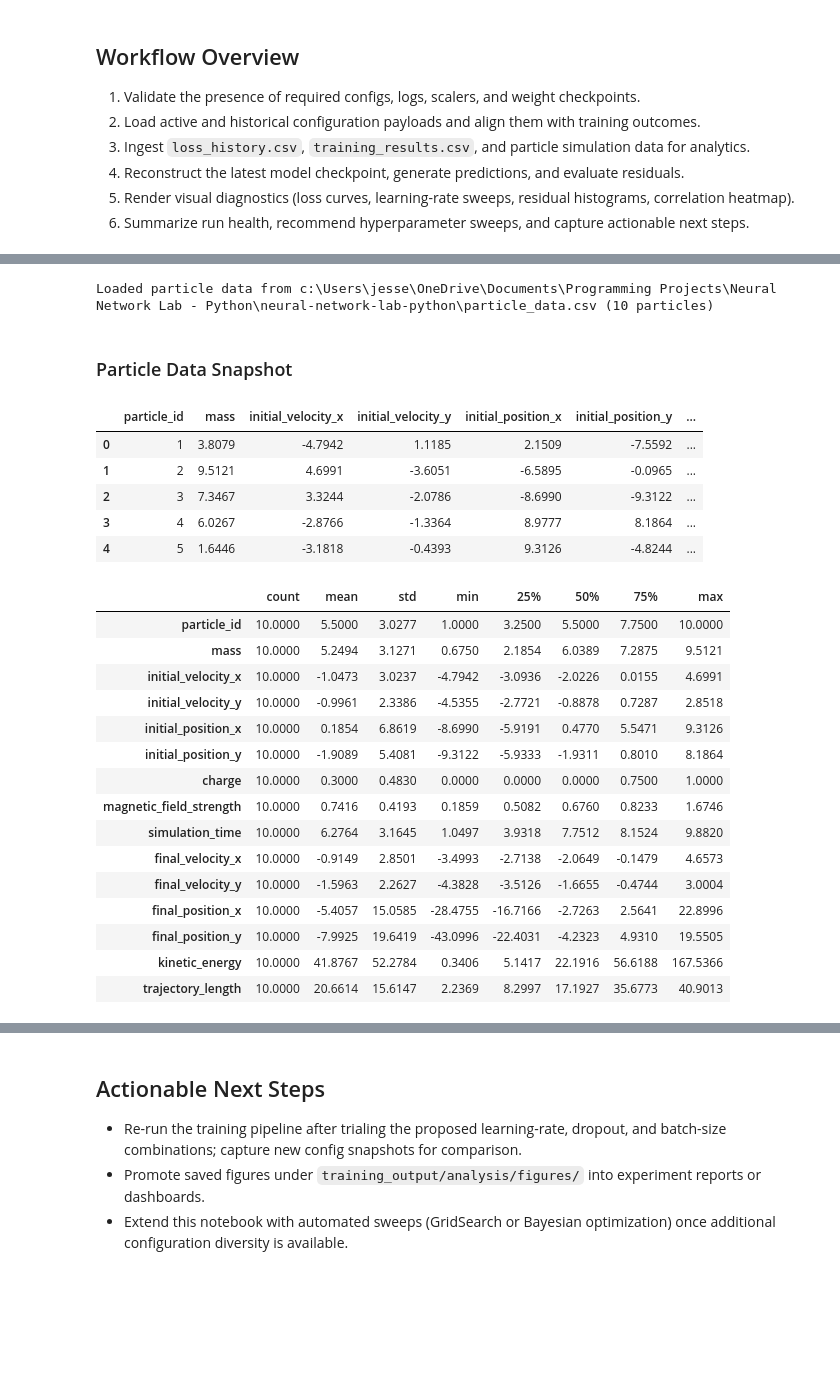
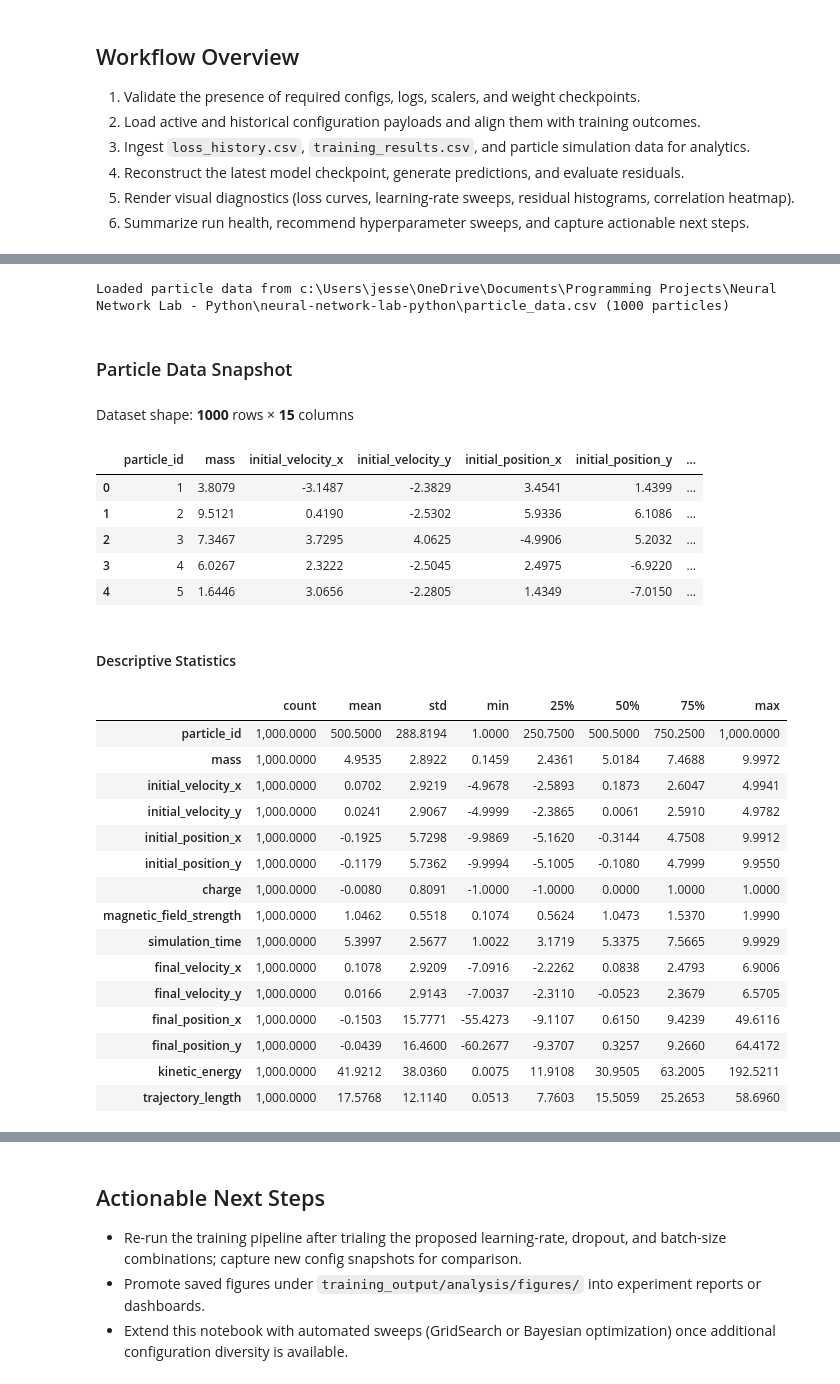
Before and after one commit to jesse318s/neural-network-lab-python, a Jupyter notebook: experiment_analysis_framework.ipynb, the cells around one changed output, grey strips where cells are left out. Cells and saved outputs as stored; diff of their text form; code cells hidden in the pictures; blank space fills up the shorter version.

```diff
--- a/experiment_analysis_framework.ipynb
+++ b/experiment_analysis_framework.ipynb
@@ -543,38 +777,51 @@ display(performance_snapshot)
 # %%
 particle_df = load_particle_data(paths)
 
 scaler_X, scaler_y = load_scalers(paths)
 
 display(Markdown("### Particle Data Snapshot"))
 
+display(Markdown(f"Dataset shape: **{particle_df.shape[0]}** rows × **{particle_df.shape[1]}** columns"))
+
 display(particle_df.head())
 
+display(Markdown("#### Descriptive Statistics"))
+
 display(particle_df.describe(include="all").transpose())
+
+missing_counts = particle_df.isna().sum()
+
+if missing_counts.any():
+    display(Markdown("#### Missing Value Audit"))
+
+    display(missing_counts[missing_counts > 0])
 # %% [output]
-Loaded particle data from c:\Users\jesse\OneDrive\Documents\Programming Projects\Neural Network Lab - Python\neural-network-lab-python\particle_data.csv (10 particles)
+Loaded particle data from c:\Users\jesse\OneDrive\Documents\Programming Projects\Neural Network Lab - Python\neural-network-lab-python\particle_data.csv (1000 particles)
 ### Particle Data Snapshot
+Dataset shape: **1000** rows × **15** columns
 |  | particle_id | mass | initial_velocity_x | initial_velocity_y | initial_position_x | initial_position_y | ... |
-| 0 | 1 | 3.8079 | -4.7942 | 1.1185 | 2.1509 | -7.5592 | ... |
-| 1 | 2 | 9.5121 | 4.6991 | -3.6051 | -6.5895 | -0.0965 | ... |
-| 2 | 3 | 7.3467 | 3.3244 | -2.0786 | -8.6990 | -9.3122 | ... |
-| 3 | 4 | 6.0267 | -2.8766 | -1.3364 | 8.9777 | 8.1864 | ... |
-| 4 | 5 | 1.6446 | -3.1818 | -0.4393 | 9.3126 | -4.8244 | ... |
+| 0 | 1 | 3.8079 | -3.1487 | -2.3829 | 3.4541 | 1.4399 | ... |
+| 1 | 2 | 9.5121 | 0.4190 | -2.5302 | 5.9336 | 6.1086 | ... |
+| 2 | 3 | 7.3467 | 3.7295 | 4.0625 | -4.9906 | 5.2032 | ... |
+| 3 | 4 | 6.0267 | 2.3222 | -2.5045 | 2.4975 | -6.9220 | ... |
+| 4 | 5 | 1.6446 | 3.0656 | -2.2805 | 1.4349 | -7.0150 | ... |
+#### Descriptive Statistics
 |  | count | mean | std | min | 25% | 50% | 75% | max |
-| particle_id | 10.0000 | 5.5000 | 3.0277 | 1.0000 | 3.2500 | 5.5000 | 7.7500 | 10.0000 |
-| mass | 10.0000 | 5.2494 | 3.1271 | 0.6750 | 2.1854 | 6.0389 | 7.2875 | 9.5121 |
-| initial_velocity_x | 10.0000 | -1.0473 | 3.0237 | -4.7942 | -3.0936 | -2.0226 | 0.0155 | 4.6991 |
-| initial_velocity_y | 10.0000 | -0.9961 | 2.3386 | -4.5355 | -2.7721 | -0.8878 | 0.7287 | 2.8518 |
-| initial_position_x | 10.0000 | 0.1854 | 6.8619 | -8.6990 | -5.9191 | 0.4770 | 5.5471 | 9.3126 |
-| initial_position_y | 10.0000 | -1.9089 | 5.4081 | -9.3122 | -5.9333 | -1.9311 | 0.8010 | 8.1864 |
-| charge | 10.0000 | 0.3000 | 0.4830 | 0.0000 | 0.0000 | 0.0000 | 0.7500 | 1.0000 |
-| magnetic_field_strength | 10.0000 | 0.7416 | 0.4193 | 0.1859 | 0.5082 | 0.6760 | 0.8233 | 1.6746 |
-| simulation_time | 10.0000 | 6.2764 | 3.1645 | 1.0497 | 3.9318 | 7.7512 | 8.1524 | 9.8820 |
-| final_velocity_x | 10.0000 | -0.9149 | 2.8501 | -3.4993 | -2.7138 | -2.0649 | -0.1479 | 4.6573 |
-| final_velocity_y | 10.0000 | -1.5963 | 2.2627 | -4.3828 | -3.5126 | -1.6655 | -0.4744 | 3.0004 |
-| final_position_x | 10.0000 | -5.4057 | 15.0585 | -28.4755 | -16.7166 | -2.7263 | 2.5641 | 22.8996 |
-| final_position_y | 10.0000 | -7.9925 | 19.6419 | -43.0996 | -22.4031 | -4.2323 | 4.9310 | 19.5505 |
-| kinetic_energy | 10.0000 | 41.8767 | 52.2784 | 0.3406 | 5.1417 | 22.1916 | 56.6188 | 167.5366 |
-| trajectory_length | 10.0000 | 20.6614 | 15.6147 | 2.2369 | 8.2997 | 17.1927 | 35.6773 | 40.9013 |
+| particle_id | 1,000.0000 | 500.5000 | 288.8194 | 1.0000 | 250.7500 | 500.5000 | 750.2500 | 1,000.0000 |
+| mass | 1,000.0000 | 4.9535 | 2.8922 | 0.1459 | 2.4361 | 5.0184 | 7.4688 | 9.9972 |
+| initial_velocity_x | 1,000.0000 | 0.0702 | 2.9219 | -4.9678 | -2.5893 | 0.1873 | 2.6047 | 4.9941 |
+| initial_velocity_y | 1,000.0000 | 0.0241 | 2.9067 | -4.9999 | -2.3865 | 0.0061 | 2.5910 | 4.9782 |
+| initial_position_x | 1,000.0000 | -0.1925 | 5.7298 | -9.9869 | -5.1620 | -0.3144 | 4.7508 | 9.9912 |
+| initial_position_y | 1,000.0000 | -0.1179 | 5.7362 | -9.9994 | -5.1005 | -0.1080 | 4.7999 | 9.9550 |
+| charge | 1,000.0000 | -0.0080 | 0.8091 | -1.0000 | -1.0000 | 0.0000 | 1.0000 | 1.0000 |
+| magnetic_field_strength | 1,000.0000 | 1.0462 | 0.5518 | 0.1074 | 0.5624 | 1.0473 | 1.5370 | 1.9990 |
+| simulation_time | 1,000.0000 | 5.3997 | 2.5677 | 1.0022 | 3.1719 | 5.3375 | 7.5665 | 9.9929 |
+| final_velocity_x | 1,000.0000 | 0.1078 | 2.9209 | -7.0916 | -2.2262 | 0.0838 | 2.4793 | 6.9006 |
+| final_velocity_y | 1,000.0000 | 0.0166 | 2.9143 | -7.0037 | -2.3110 | -0.0523 | 2.3679 | 6.5705 |
+| final_position_x | 1,000.0000 | -0.1503 | 15.7771 | -55.4273 | -9.1107 | 0.6150 | 9.4239 | 49.6116 |
+| final_position_y | 1,000.0000 | -0.0439 | 16.4600 | -60.2677 | -9.3707 | 0.3257 | 9.2660 | 64.4172 |
+| kinetic_energy | 1,000.0000 | 41.9212 | 38.0360 | 0.0075 | 11.9108 | 30.9505 | 63.2005 | 192.5211 |
+| trajectory_length | 1,000.0000 | 17.5768 | 12.1140 | 0.0513 | 7.7603 | 15.5059 | 25.2653 | 58.6960 |
 # %%
 checkpoint_index = list_checkpoint_weights(paths)
 
```
Also changed, not shown: parts of 12 cells of this notebook.
